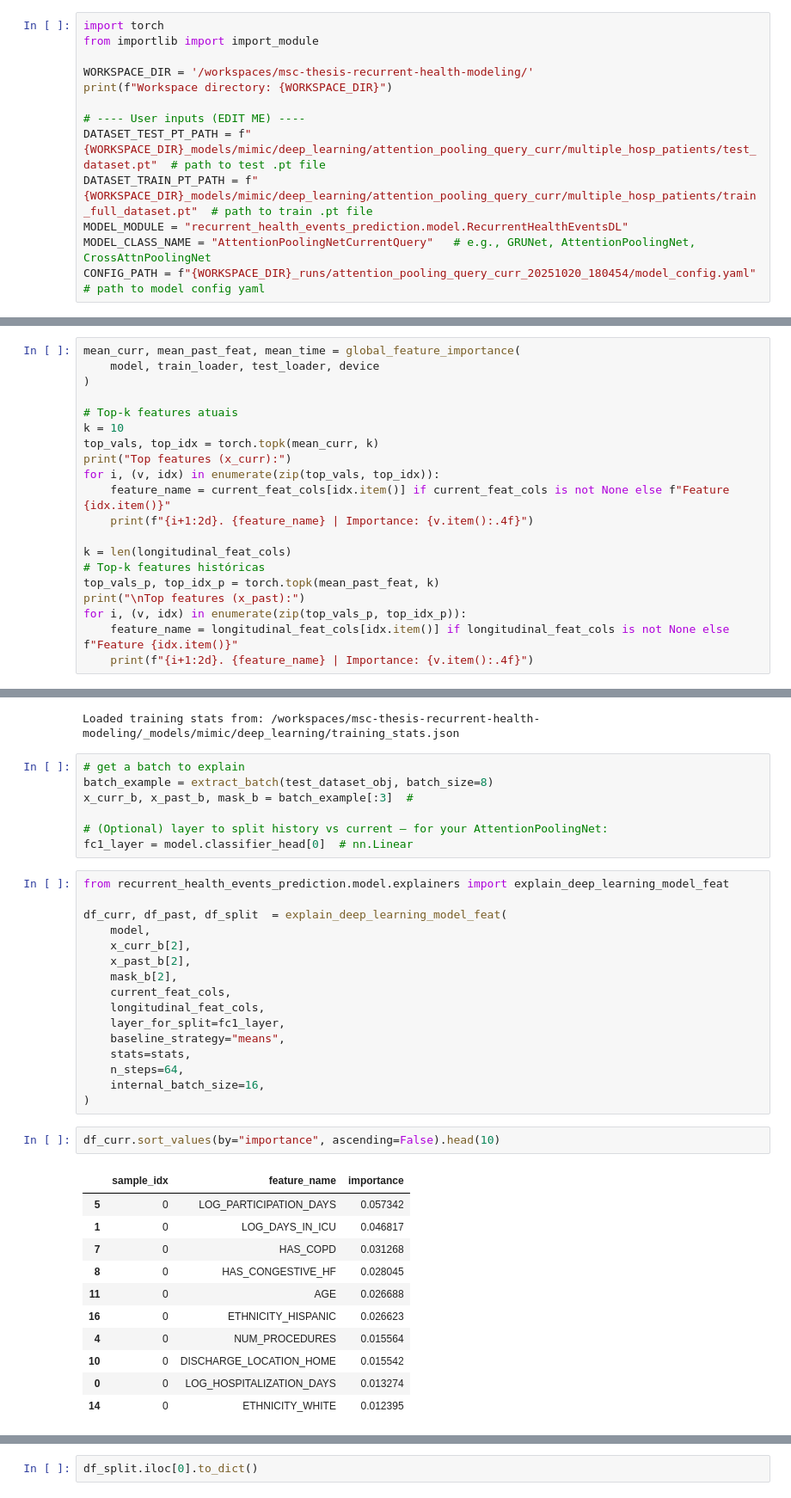
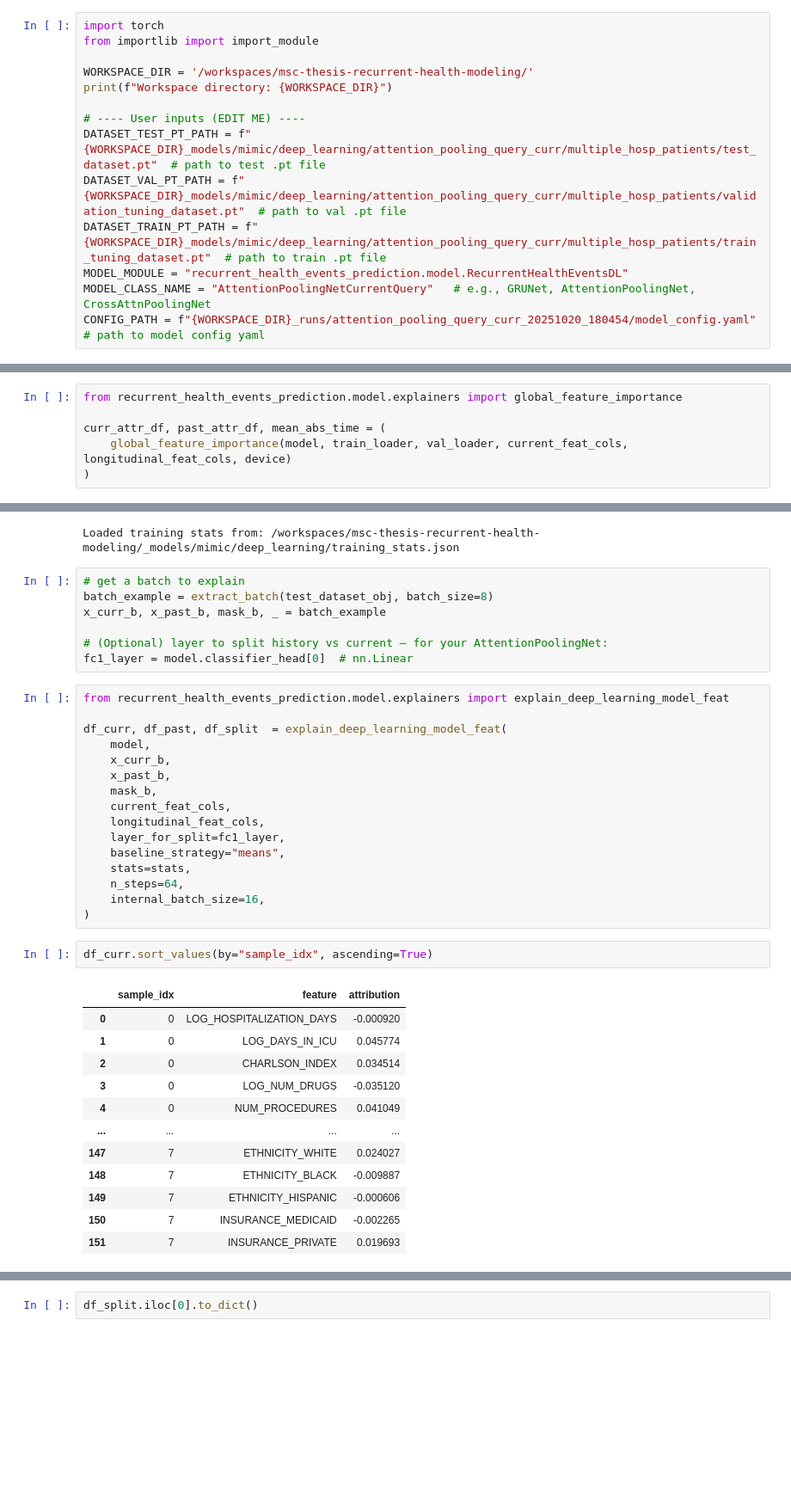
Before and after one commit to LucasVon0645/Master-Thesis--Project-ReadmitAI, a Jupyter notebook: recurrent_health_events_prediction/model_analysis/mimic/deep_learning/feat_importance_analysis.ipynb, the cells around one changed output, grey strips where cells are left out. Shown at 86% size. Drawn from its saved outputs; the diff is of its cells as text; blank space fills up the shorter version.

Commit message:
global feature importance implemented

```diff
--- a/recurrent_health_events_prediction/model_analysis/mimic/deep_learning/feat_importance_analysis.ipynb
+++ b/recurrent_health_events_prediction/model_analysis/mimic/deep_learning/feat_importance_analysis.ipynb
@@ -9,7 +9,8 @@ print(f"Workspace directory: {WORKSPACE_DIR}")
 
 # ---- User inputs (EDIT ME) ----
 DATASET_TEST_PT_PATH = f"{WORKSPACE_DIR}_models/mimic/deep_learning/attention_pooling_query_curr/multiple_hosp_patients/test_dataset.pt"  # path to test .pt file
-DATASET_TRAIN_PT_PATH = f"{WORKSPACE_DIR}_models/mimic/deep_learning/attention_pooling_query_curr/multiple_hosp_patients/train_full_dataset.pt"  # path to train .pt file
+DATASET_VAL_PT_PATH = f"{WORKSPACE_DIR}_models/mimic/deep_learning/attention_pooling_query_curr/multiple_hosp_patients/validation_tuning_dataset.pt"  # path to val .pt file
+DATASET_TRAIN_PT_PATH = f"{WORKSPACE_DIR}_models/mimic/deep_learning/attention_pooling_query_curr/multiple_hosp_patients/train_tuning_dataset.pt"  # path to train .pt file
 MODEL_MODULE = "recurrent_health_events_prediction.model.RecurrentHealthEventsDL"
 MODEL_CLASS_NAME = "AttentionPoolingNetCurrentQuery"   # e.g., GRUNet, AttentionPoolingNet, CrossAttnPoolingNet
 CONFIG_PATH = f"{WORKSPACE_DIR}_runs/attention_pooling_query_curr_20251020_180454/model_config.yaml" # path to model config yaml
@@ -417,25 +433,11 @@ def global_feature_importance(
 # %% [markdown]
 ## Global Feature Importance
 # %%
-mean_curr, mean_past_feat, mean_time = global_feature_importance(
-    model, train_loader, test_loader, device
+from recurrent_health_events_prediction.model.explainers import global_feature_importance
+
+curr_attr_df, past_attr_df, mean_abs_time = (
+    global_feature_importance(model, train_loader, val_loader, current_feat_cols, longitudinal_feat_cols, device)
 )
-
-# Top-k features atuais
-k = 10
-top_vals, top_idx = torch.topk(mean_curr, k)
-print("Top features (x_curr):")
-for i, (v, idx) in enumerate(zip(top_vals, top_idx)):
-    feature_name = current_feat_cols[idx.item()] if current_feat_cols is not None else f"Feature {idx.item()}"
-    print(f"{i+1:2d}. {feature_name} | Importance: {v.item():.4f}")
-
-k = len(longitudinal_feat_cols)
-# Top-k features históricas
-top_vals_p, top_idx_p = torch.topk(mean_past_feat, k)
-print("\nTop features (x_past):")
-for i, (v, idx) in enumerate(zip(top_vals_p, top_idx_p)):
-    feature_name = longitudinal_feat_cols[idx.item()] if longitudinal_feat_cols is not None else f"Feature {idx.item()}"
-    print(f"{i+1:2d}. {feature_name} | Importance: {v.item():.4f}")
 # %% [output]
 mean_curr shape: torch.Size([19])
 mean_past shape: torch.Size([8])
@@ -587,7 +603,7 @@ Loaded training stats from: /workspaces/msc-thesis-recurrent-health-modeling/_mo
 # %%
 # get a batch to explain
 batch_example = extract_batch(test_dataset_obj, batch_size=8)
-x_curr_b, x_past_b, mask_b = batch_example[:3]  #
+x_curr_b, x_past_b, mask_b, _ = batch_example
 
 # (Optional) layer to split history vs current — for your AttentionPoolingNet:
 fc1_layer = model.classifier_head[0]  # nn.Linear
@@ -596,9 +612,9 @@ from recurrent_health_events_prediction.model.explainers import explain_deep_lea
 
 df_curr, df_past, df_split  = explain_deep_learning_model_feat(
     model,
-    x_curr_b[2],
-    x_past_b[2],
-    mask_b[2],
+    x_curr_b,
+    x_past_b,
+    mask_b,
     current_feat_cols,
     longitudinal_feat_cols,
     layer_for_split=fc1_layer,
@@ -608,16 +624,17 @@ df_curr, df_past, df_split  = explain_deep_learning_model_feat(
     internal_batch_size=16,
 )
 # %%
-df_curr.sort_values(by="importance", ascending=False).head(10)
+df_curr.sort_values(by="sample_idx", ascending=True)
 # %% [output]
-|  | sample_idx | feature_name | importance |
-| 5 | 0 | LOG_PARTICIPATION_DAYS | 0.057342 |
-| 1 | 0 | LOG_DAYS_IN_ICU | 0.046817 |
-| 7 | 0 | HAS_COPD | 0.031268 |
-| 8 | 0 | HAS_CONGESTIVE_HF | 0.028045 |
-| 11 | 0 | AGE | 0.026688 |
-| 16 | 0 | ETHNICITY_HISPANIC | 0.026623 |
-| 4 | 0 | NUM_PROCEDURES | 0.015564 |
-| 10 | 0 | DISCHARGE_LOCATION_HOME | 0.015542 |
-| 0 | 0 | LOG_HOSPITALIZATION_DAYS | 0.013274 |
-| 14 | 0 | ETHNICITY_WHITE | 0.012395 |
+|  | sample_idx | feature | attribution |
+| 0 | 0 | LOG_HOSPITALIZATION_DAYS | -0.000920 |
+| 1 | 0 | LOG_DAYS_IN_ICU | 0.045774 |
+| 2 | 0 | CHARLSON_INDEX | 0.034514 |
+| 3 | 0 | LOG_NUM_DRUGS | -0.035120 |
+| 4 | 0 | NUM_PROCEDURES | 0.041049 |
+| ... | ... | ... | ... |
+| 147 | 7 | ETHNICITY_WHITE | 0.024027 |
+| 148 | 7 | ETHNICITY_BLACK | -0.009887 |
+| 149 | 7 | ETHNICITY_HISPANIC | -0.000606 |
+| 150 | 7 | INSURANCE_MEDICAID | -0.002265 |
+| 151 | 7 | INSURANCE_PRIVATE | 0.019693 |
```
Also changed, not shown: parts of 17 cells of this notebook, 2 other files.
